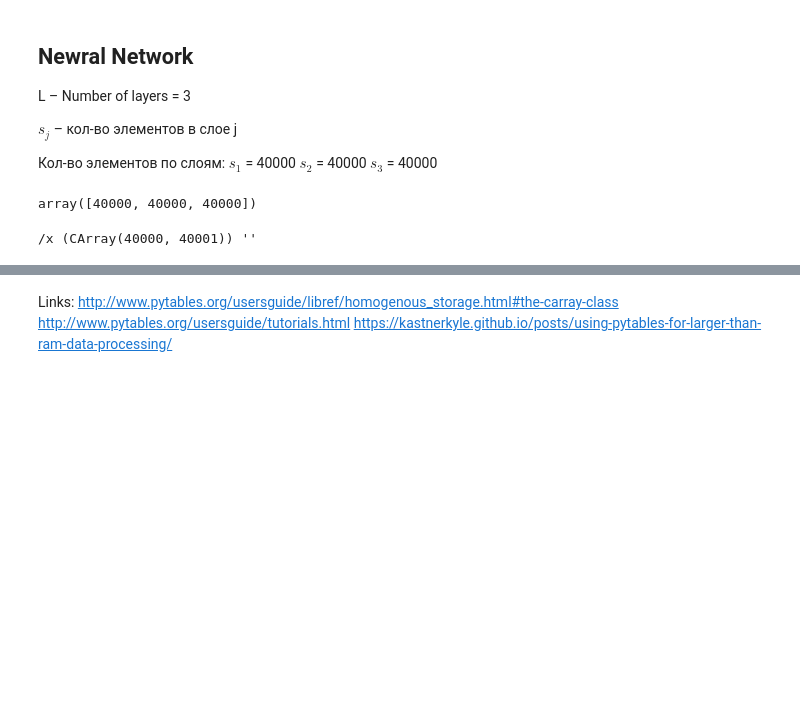
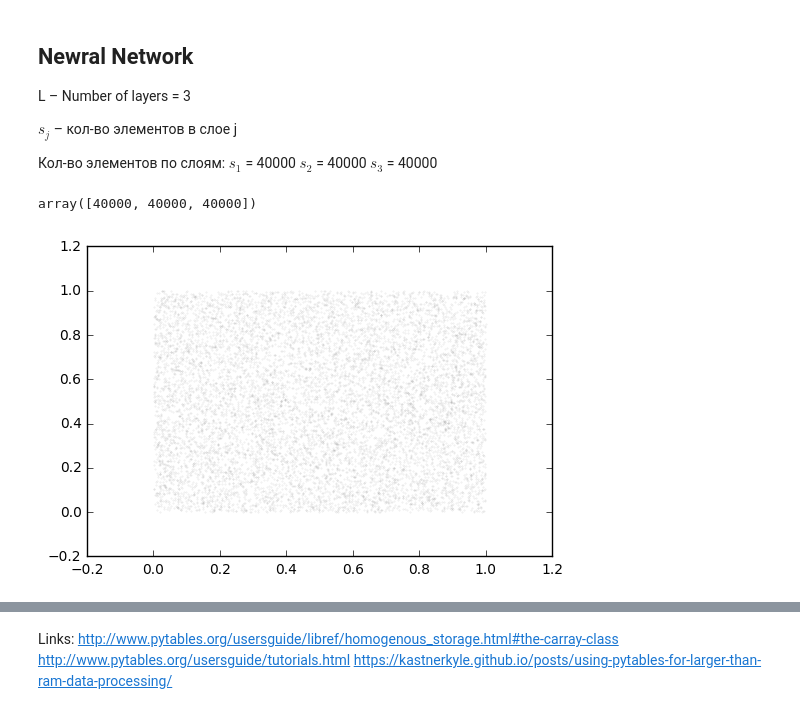
Before and after one commit to pyotr777/synthetic_move, a Jupyter notebook: Image_inversion_numpy.ipynb, the cells around one changed output, grey strips where cells are left out. Cells and saved outputs as stored; diff of their text form; code cells hidden in the pictures; blank space fills up the shorter version.

```diff
--- a/Image_inversion_numpy.ipynb
+++ b/Image_inversion_numpy.ipynb
@@ -134,23 +134,24 @@ $s_2$ = 40000
 $s_3$ = 40000
 # %%
 L = 3
-s = np.ones(L, dtype=np.int) * IMSIZE*IMSIZE
+s1= IMSIZE*IMSIZE
+s = np.ones(L, dtype=np.int) * s1
 s
 # %% [output]
 array([40000, 40000, 40000])
-# %%
-try:
-    f.close()
-except:
-    pass
-f = tables.open_file('all_data.hdf', 'w')
-root = f.root
-shape=(IMSIZE*IMSIZE,IMSIZE*IMSIZE+1)
-atom = tables.Float16Atom()
-x = f.create_carray(root,'x',atom,shape)
-print x
-result = [row for row in x.iterrows()]
-print result[:]
-f.close()
-# %% [output]
-/x (CArray(40000, 40001)) ''
+# %%
+def plot_data(data):
+    #plt.figure()
+    c = ["#000000"]
+    s = 0.1
+    plt.scatter(data[:, 0], data[:, 1], s = s, c = c, alpha = 0.1)
+    #plt.axis('off')
+    #plt.title("Scatter")
+
+
+plt.figure()
+test_data=np.random.rand(10000,10000)
+plot_data(test_data)
+plt.show()
+# %% [output]
+[figure, added]
```
Also changed, not shown: parts of 5 cells of this notebook, 1 other file.
